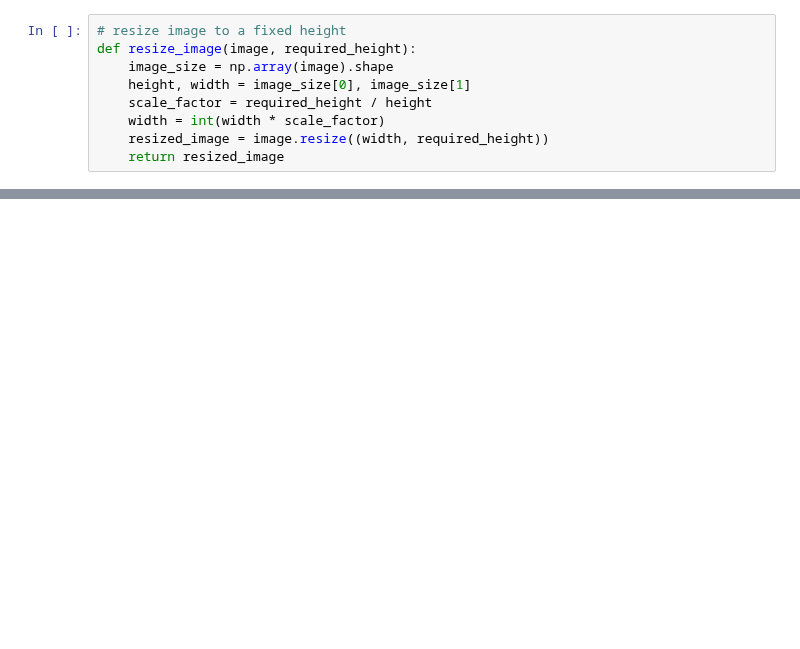
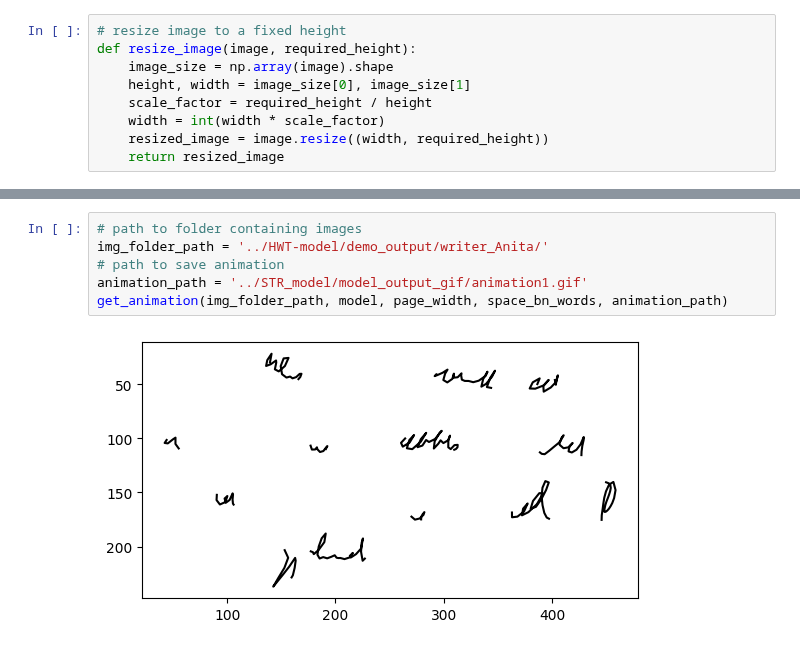
Before and after one commit to Shambu-K/handwriting-generator-model, a Jupyter notebook: Code/STR_model/demo_str.ipynb, the cells around one changed output, grey strips where cells are left out. Saved outputs shown, nothing was run; the diff lists cells and outputs as text; blank space fills up the shorter version.

```diff
--- a/Code/STR_model/demo_str.ipynb
+++ b/Code/STR_model/demo_str.ipynb
@@ -171,0 +131,8 @@ IndexError: invalid index to scalar variable.
+# %%
+# path to folder containing images
+img_folder_path = '../HWT-model/demo_output/writer_Anita/'
+# path to save animation
+animation_path = '../STR_model/model_output_gif/animation1.gif'
+get_animation(img_folder_path, model, page_width, space_bn_words, animation_path)
+# %% [output]
+[figure, added]
```
Also changed, not shown: parts of 14 cells of this notebook, 7 other files.
